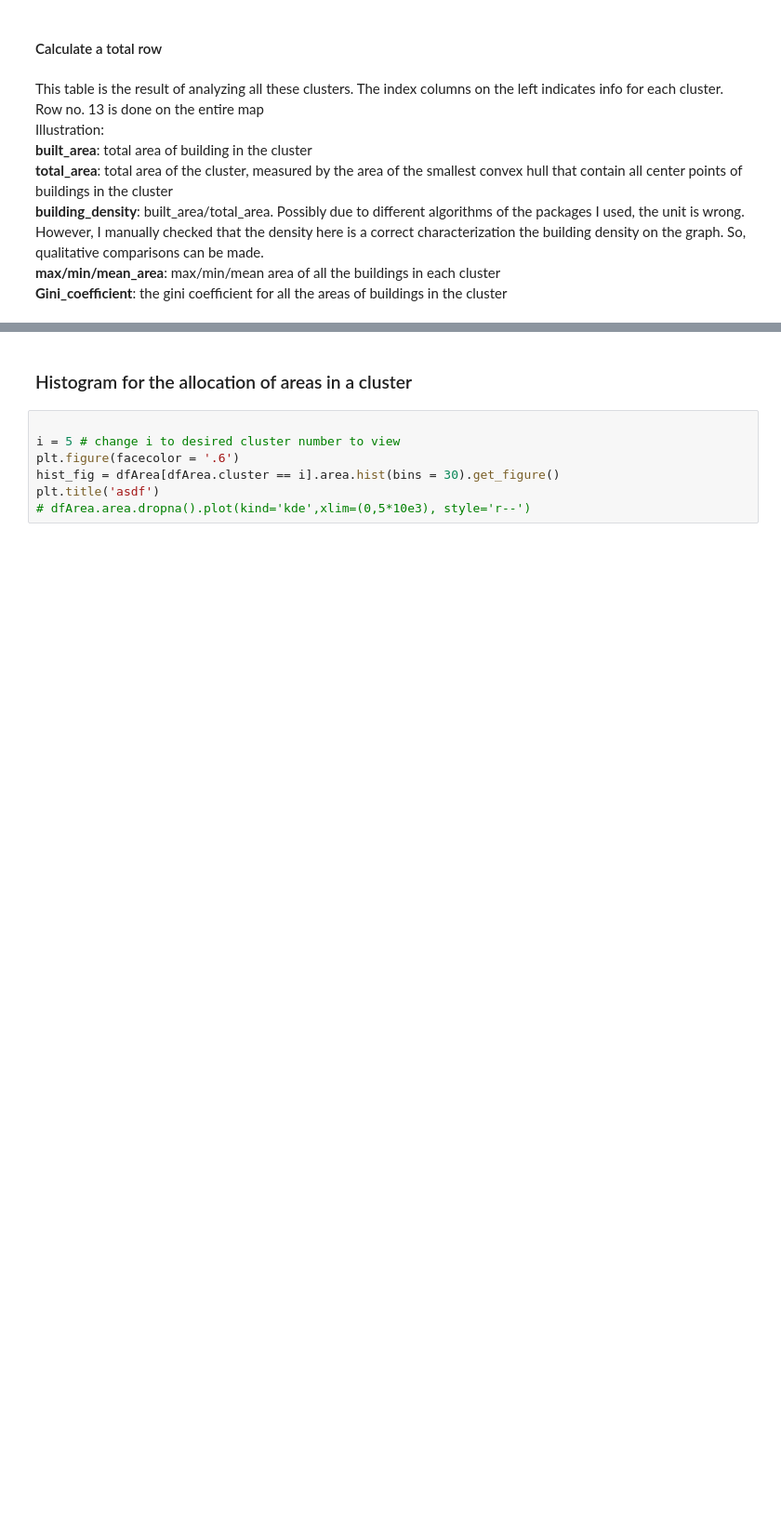
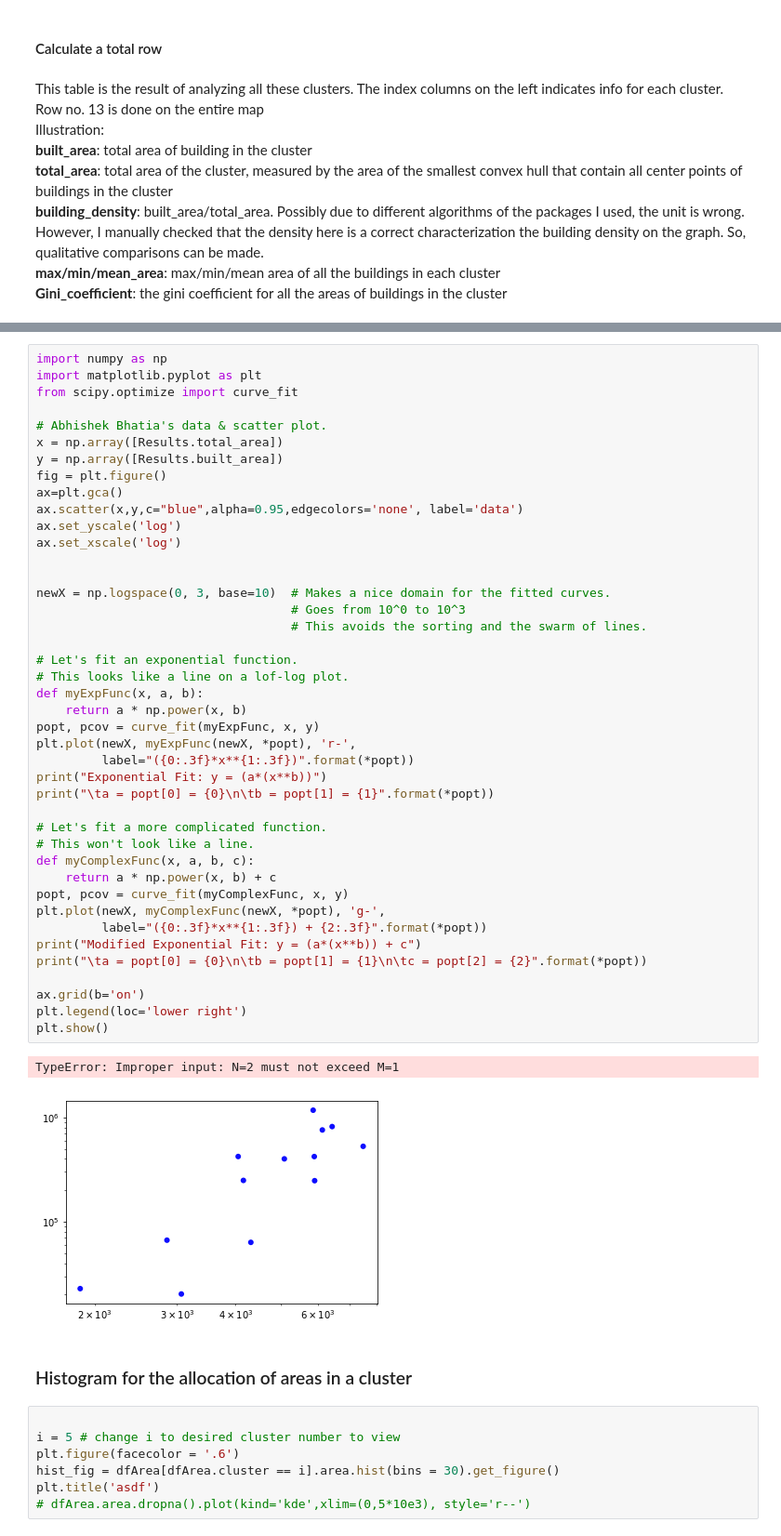
Before and after one commit to QitianHu46/Archeology-Clustering, a Jupyter notebook: Apply_MeanShift.ipynb, the cells around one changed output, grey strips where cells are left out. Shown at 93% size. Saved outputs shown, nothing was run; the diff lists cells and outputs as text; blank space fills up the shorter version.

```diff
--- a/Apply_MeanShift.ipynb
+++ b/Apply_MeanShift.ipynb
@@ -218,3 +225,48 @@ Results.append({
+# %%
+import numpy as np
+import matplotlib.pyplot as plt
+from scipy.optimize import curve_fit
+
+# Abhishek Bhatia's data & scatter plot.
+x = np.array([Results.total_area])
+y = np.array([Results.built_area])
+fig = plt.figure()
+ax=plt.gca()
+ax.scatter(x,y,c="blue",alpha=0.95,edgecolors='none', label='data')
+ax.set_yscale('log')
+ax.set_xscale('log')
+
+
+newX = np.logspace(0, 3, base=10)  # Makes a nice domain for the fitted curves.
+                                   # Goes from 10^0 to 10^3
+                                   # This avoids the sorting and the swarm of lines.
+
+# Let's fit an exponential function.
+# This looks like a line on a lof-log plot.
+def myExpFunc(x, a, b):
+    return a * np.power(x, b)
+popt, pcov = curve_fit(myExpFunc, x, y)
+plt.plot(newX, myExpFunc(newX, *popt), 'r-',
+         label="({0:.3f}*x**{1:.3f})".format(*popt))
+print("Exponential Fit: y = (a*(x**b))")
+print("\ta = popt[0] = {0}\n\tb = popt[1] = {1}".format(*popt))
+
+# Let's fit a more complicated function.
+# This won't look like a line.
+def myComplexFunc(x, a, b, c):
+    return a * np.power(x, b) + c
+popt, pcov = curve_fit(myComplexFunc, x, y)
+plt.plot(newX, myComplexFunc(newX, *popt), 'g-',
+         label="({0:.3f}*x**{1:.3f}) + {2:.3f}".format(*popt))
+print("Modified Exponential Fit: y = (a*(x**b)) + c")
+print("\ta = popt[0] = {0}\n\tb = popt[1] = {1}\n\tc = popt[2] = {2}".format(*popt))
+
+ax.grid(b='on')
+plt.legend(loc='lower right')
+plt.show()
+# %% [output]
+TypeError: Improper input: N=2 must not exceed M=1
+[figure, added]
 # %% [markdown]
 ### Histogram for the allocation of areas in a cluster
 # %%
```
Also changed, not shown: parts of 2 cells of this notebook, 3 other files.
